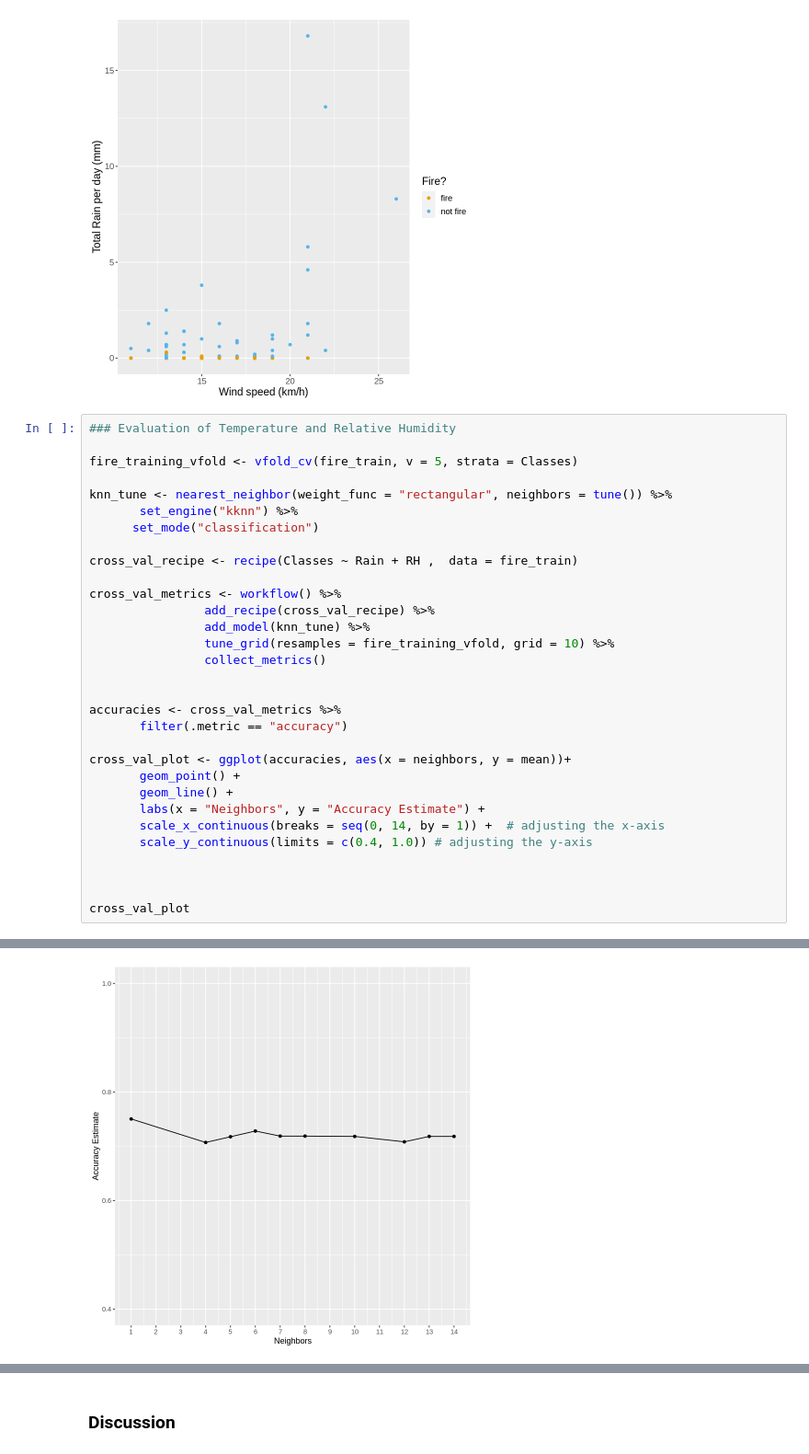
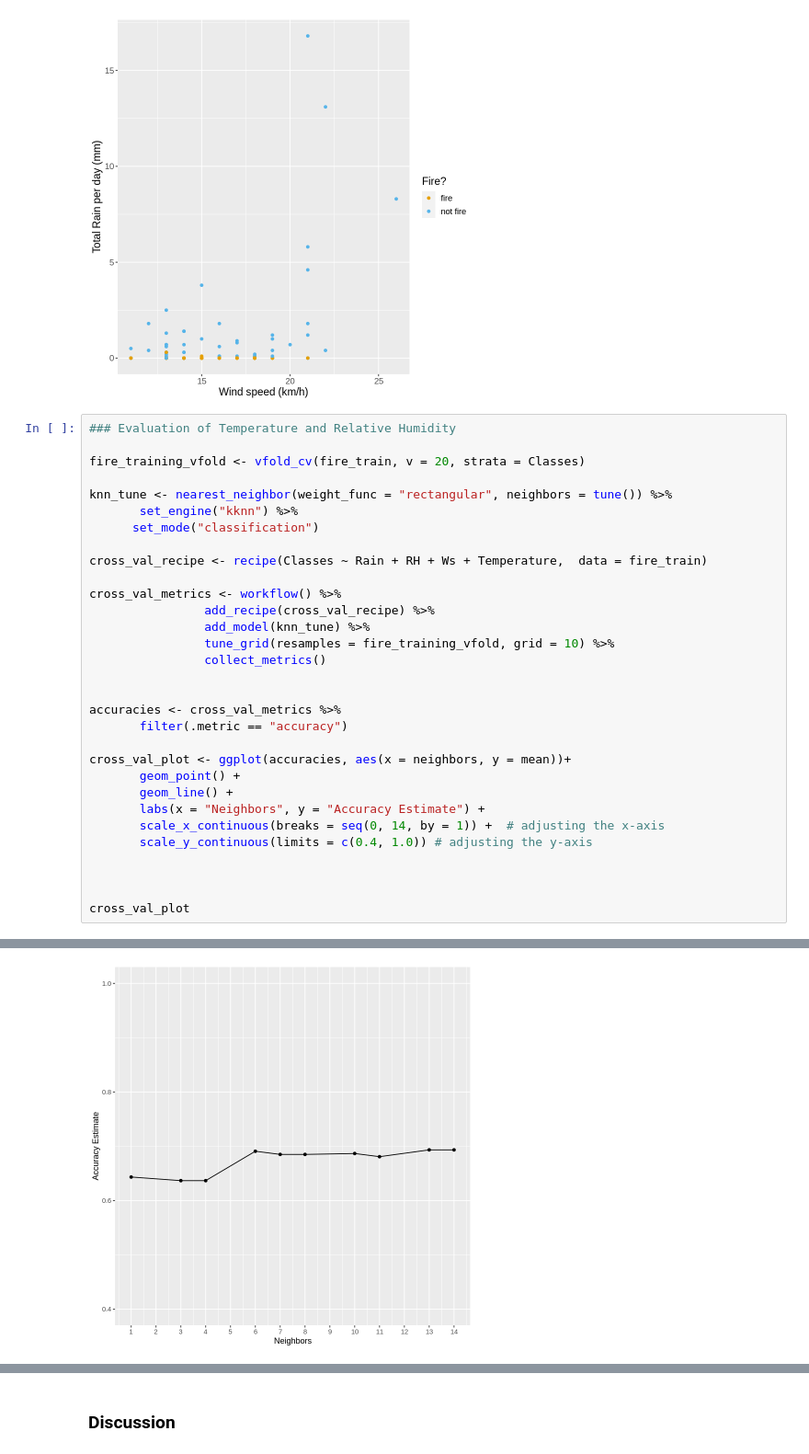
Before and after one commit to lufinot/DTSC-G18-V2, a Jupyter notebook: project.ipynb, the cells around one changed output, grey strips where cells are left out. Shown at 92% size. Cells and saved outputs as stored; diff of their text form.

```diff
--- a/project.ipynb
+++ b/project.ipynb
@@ -147,13 +165,13 @@ WS_Rain_plot
 # %%
 ### Evaluation of Temperature and Relative Humidity
 
-fire_training_vfold <- vfold_cv(fire_train, v = 5, strata = Classes)
+fire_training_vfold <- vfold_cv(fire_train, v = 20, strata = Classes)
 
 knn_tune <- nearest_neighbor(weight_func = "rectangular", neighbors = tune()) %>%
        set_engine("kknn") %>%
       set_mode("classification")
 
-cross_val_recipe <- recipe(Classes ~ Rain + RH ,  data = fire_train)
+cross_val_recipe <- recipe(Classes ~ Rain + RH + Ws + Temperature,  data = fire_train)
 
 cross_val_metrics <- workflow() %>%
                 add_recipe(cross_val_recipe) %>%
@@ -188 +214 @@ cross_val_plot
-[figure, old version]
+[figure, new version]
```
Also changed, not shown: parts of 4 cells of this notebook.
